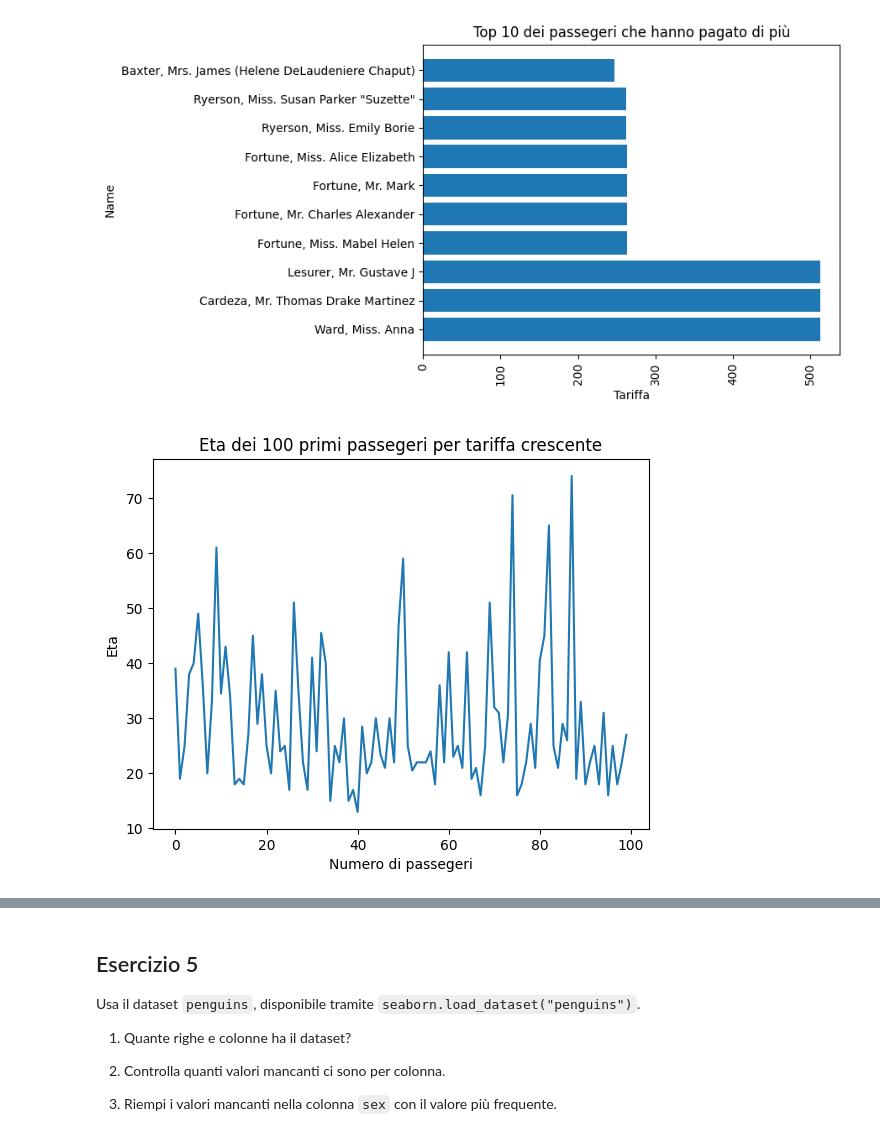
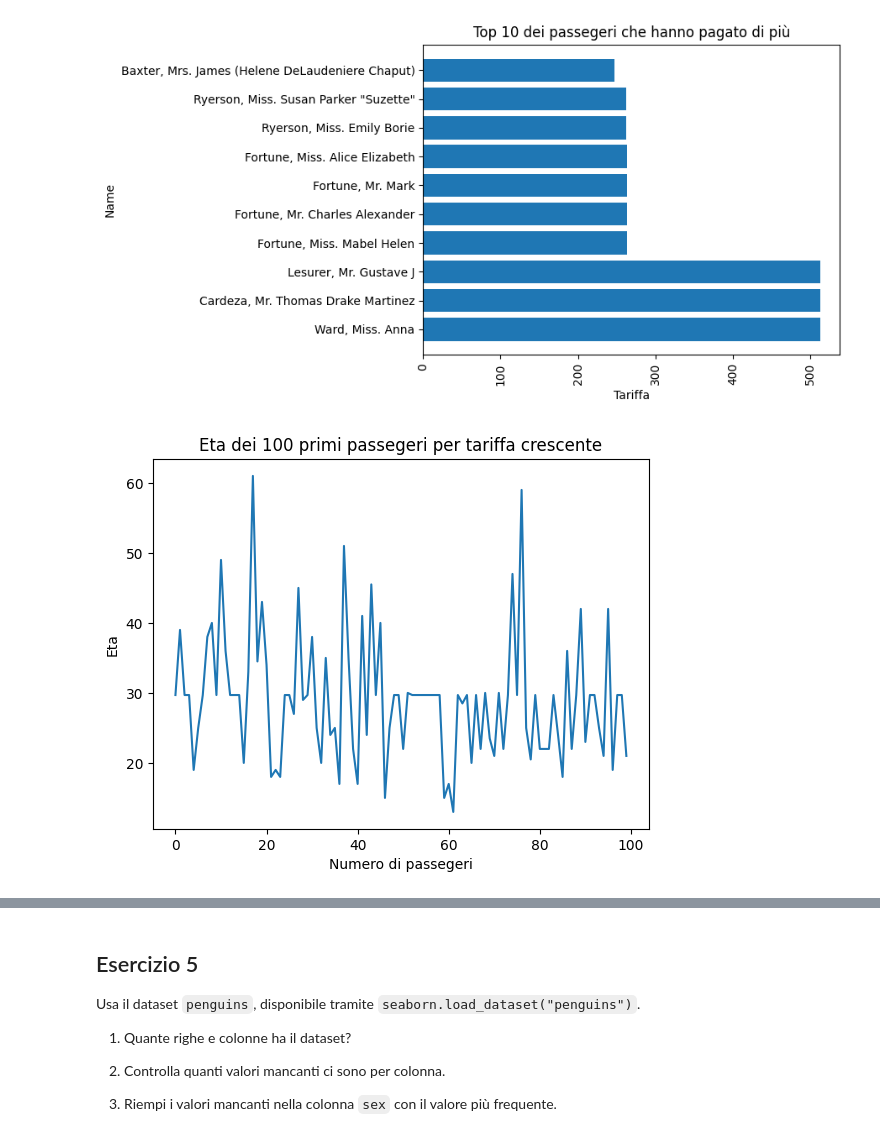
Before and after one commit to Loic166/ProgrammingLab2, a Jupyter notebook: simulazEsame.ipynb, the cells around one changed output, grey strips where cells are left out. Saved outputs shown, nothing was run; the diff lists cells and outputs as text; code cells hidden in the pictures.

```diff
--- a/simulazEsame.ipynb
+++ b/simulazEsame.ipynb
@@ -192,15 +192,17 @@ plt.show()
 # %% [output]
 [figure]
 # %%
+df["Age"] = np.where(df["Age"].isnull(), df["Age"].mean(), df["Age"])
+df["Fare"] = df["Fare"].fillna(df["Fare"].mean())
 ord_cresc = df.sort_values(by="Fare", ascending=True).dropna(subset=["Sex","Age"]).head(100)
 
 plt.plot(ord_cresc["Age"].values)
 plt.title("Eta dei 100 primi passegeri per tariffa crescente")
 plt.xlabel("Numero di passegeri")
 plt.ylabel("Eta")
 plt.show()
 # %% [output]
-[figure, old version]
+[figure, new version]
 # %%
 df
 # %% [output]
```
Also changed, not shown: parts of 2 cells of this notebook.
